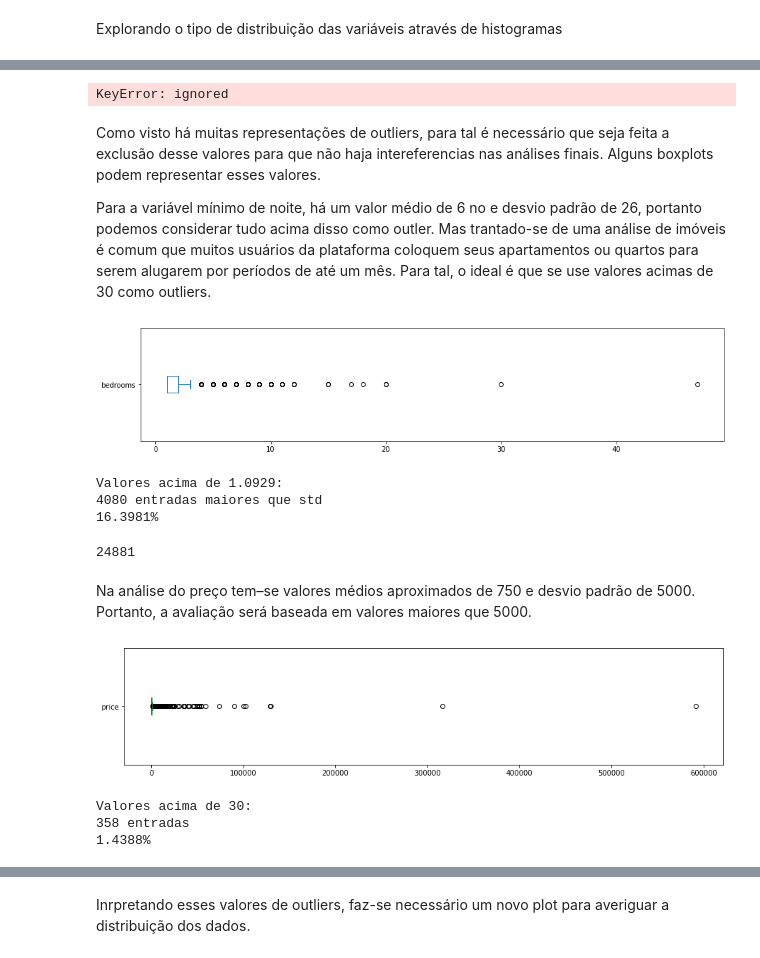
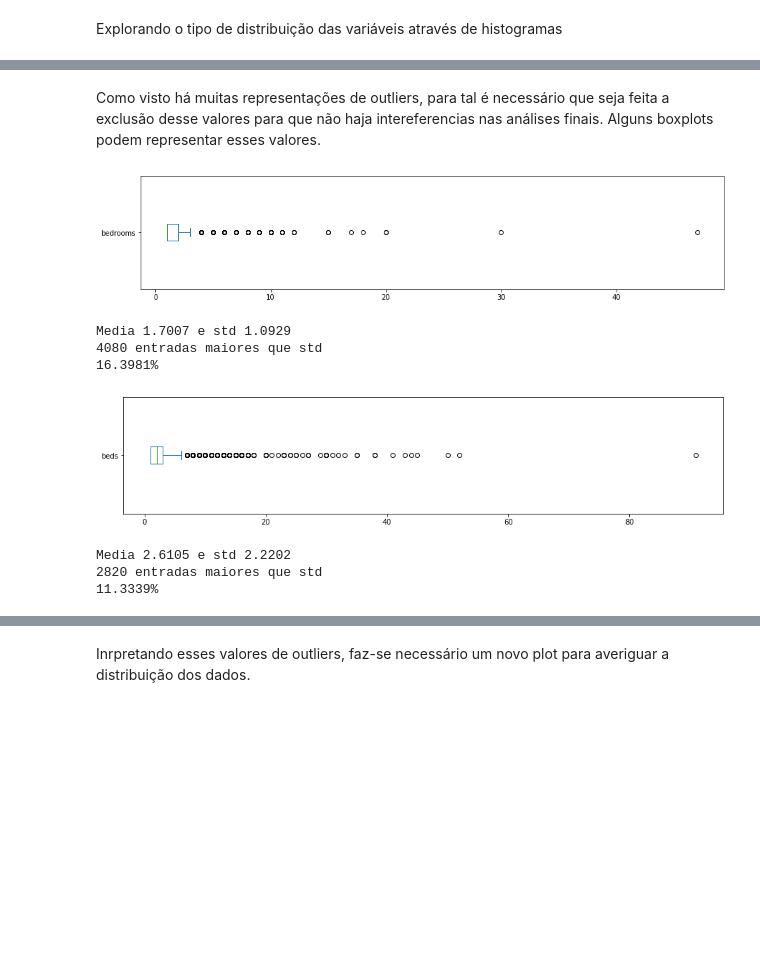
Before and after one commit to souza10v/Data-Science-Portfolio, a Jupyter notebook: Análise Exploratoria de Dados/Airbnb/Airbnb RJ Long - Análise de exploração de dados.ipynb, the cells around one changed output, grey strips where cells are left out. Drawn from its saved outputs; the diff is of its cells as text; code cells hidden in the pictures; blank space fills up the shorter version.

```diff
--- a/Análise Exploratoria de Dados/Airbnb/Airbnb RJ Long - Análise de exploração de dados.ipynb
+++ b/Análise Exploratoria de Dados/Airbnb/Airbnb RJ Long - Análise de exploração de dados.ipynb
@@ -142,43 +180,43 @@ df.hist(bins=20, figsize=(15,10));
 # %%
-df2 = df.select_dtypes(include=('int64','float64'))
+df_nums = df.select_dtypes(include=('int64','float64'))
+df_clean = df_nums.copy()
-# %%
-df2.drop(columns = ['id','scrape_id','host_id'],inplace=True)
-# %% [output]
-KeyError: ignored
 # %% [markdown]
 Como visto há muitas representações de outliers, para tal é necessário que seja feita a exclusão desse valores para que não haja intereferencias nas análises finais. Alguns boxplots podem representar esses valores.
-<p> Para a variável mínimo de noite, há um valor médio de 6 no e desvio padrão de 26, portanto podemos considerar tudo acima disso como outler. Mas trantado-se de uma análise de imóveis é comum que muitos usuários da plataforma coloquem seus apartamentos ou quartos para serem alugarem por períodos de até um mês. Para tal, o ideal é que se use valores acimas de 30 como outliers.
 # %%
-df2.bedrooms.plot(kind='box', vert=False, figsize=(15, 3))
-std = df2.bedrooms.std()
-mean = df2.bedrooms.mean()
+df_nums.bedrooms.plot(kind='box', vert=False, figsize=(15, 3))
+std = df_nums.bedrooms.std()
+mean = df_nums.bedrooms.mean()
+meanstd = mean + std
 plt.show()
 
-maiorstd = len(df[df.bedrooms > std+mean])
+maiorstd = len(df_nums[df_nums.bedrooms > std+mean])
 
-print("Valores acima de {}:".format(round(std,4)))
+print("Media {:.4f} e std {:.4f}".format(mean, std))
 print("{} entradas maiores que std".format(maiorstd))
-print("{:.4f}%".format((maiorstd/df2.shape[0])*100))
+print("{:.4f}%".format((maiorstd/df_nums.shape[0])*100))
+
+df_clean.drop(df_clean[df_clean['bedrooms'] > 3*meanstd].index, inplace= True)
 # %% [output]
 [figure]
-Valores acima de 1.0929:
+Media 1.7007 e std 1.0929
 4080 entradas maiores que std
 16.3981%
-# %%
-df2.shape[0]
-# %% [output]
-24881
-# %% [markdown]
-Na análise do preço tem–se valores médios aproximados de 750 e desvio padrão de 5000. Portanto, a avaliação será baseada em valores maiores que 5000.
-# %%
-df.price.plot(kind='box', vert=False, figsize=(15, 3))
-plt.show()
-
-print("Valores acima de 30:")
-print("{} entradas".format(len(df[df.price > 5000])))
-print("{:.4f}%".format((len(df[df.price > 5000]) / df.shape[0])*100))
-# %% [output]
-[figure, removed]
-Valores acima de 30:
-358 entradas
-1.4388%
+# %%
+df_nums.beds.plot(kind='box', vert=False, figsize=(15, 3))
+std = df_nums.beds.std()
+mean = df_nums.beds.mean()
+meanstd = mean + std
+plt.show()
+
+maiorstd = len(df_nums[df_nums.beds > std+mean])
+
+print("Media {:.4f} e std {:.4f}".format(mean, std))
+print("{} entradas maiores que std".format(maiorstd))
+print("{:.4f}%".format((maiorstd/df_nums.shape[0])*100))
+
+df_clean.drop(df_clean[df_clean['beds'] > meanstd].index, inplace=True)
+# %% [output]
+[figure, added]
+Media 2.6105 e std 2.2202
+2820 entradas maiores que std
+11.3339%
```
Also changed, not shown: parts of 27 cells of this notebook, 3 other files.
